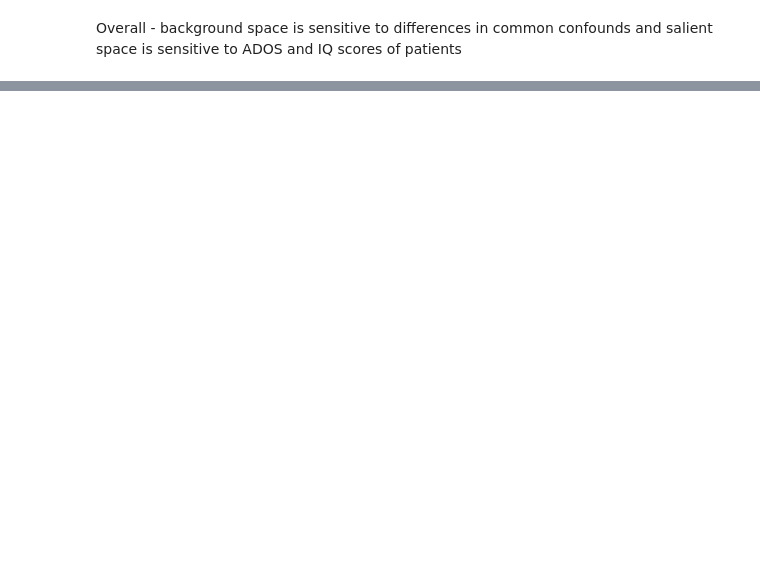
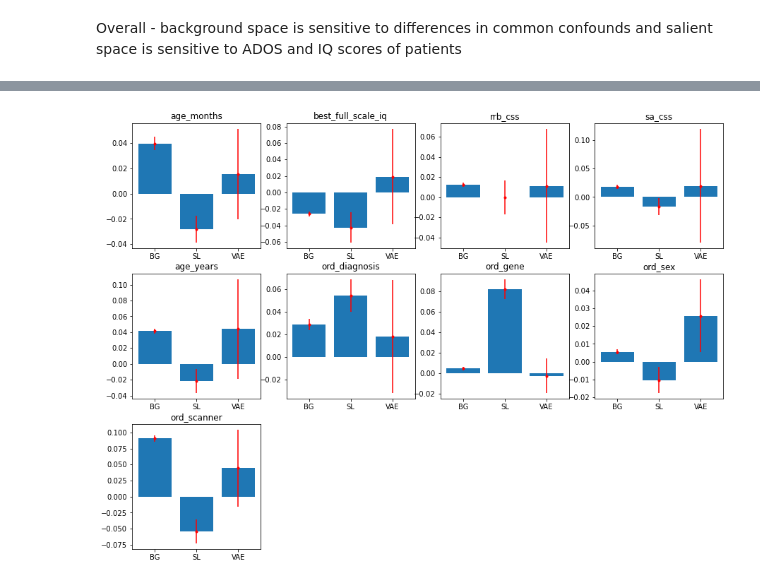
Before and after one commit to Aglinskas/BC-MRI-AE, a Jupyter notebook: Colab Notebooks/CVAE-LatentClusterAnatomy.ipynb, the cells around one changed output, grey strips where cells are left out. Drawn from its saved outputs; the diff is of its cells as text; code cells hidden in the pictures; blank space fills up the shorter version.

```diff
--- a/Colab Notebooks/CVAE-LatentClusterAnatomy.ipynb
+++ b/Colab Notebooks/CVAE-LatentClusterAnatomy.ipynb
@@ -364,0 +395,3 @@ Overall - background space is sensitive to differences in common confounds and s
+# %%
+dfs['id_genotype'] = str_to_ordinal(dfs['family_type'].values)
+dfs['id_sex'] = str_to_ordinal(dfs['sex'].values)
@@ -364,0 +418,14 @@ Overall - background space is sensitive to differences in common confounds and s
+# %%
+%%time
+plt.figure(figsize=(15,15))
+
+default_keys = ['age_months','best_full_scale_iq','rrb_css','sa_css','age_years', 'ord_diagnosis',
+       'ord_gene', 'ord_sex','ord_scanner']
+
+scales_ = [None,None,None,None,None,'ordinal','ordinal','ordinal','ordinal']
+for i in range(len(default_keys)):
+    ax = plt.subplot(4,4,i+1)
+    rsa_results = [fit_rsa(dfs[default_keys[i]].values,SFARI_data,(sfari_subs_del+sfari_subs_dupl),[z_encoder,s_encoder,encoder],data_scale=scales_[i]) for _ in range(10)]
+    rsa_results = np.array(rsa_results)
+    plot_rsa_results(rsa_results,ax=ax,title=default_keys[i])
+# %% [output]
@@ -364,0 +434 @@ Overall - background space is sensitive to differences in common confounds and s
+[figure, added]
```
Also changed, not shown: parts of 27 cells of this notebook, 5 other files.
